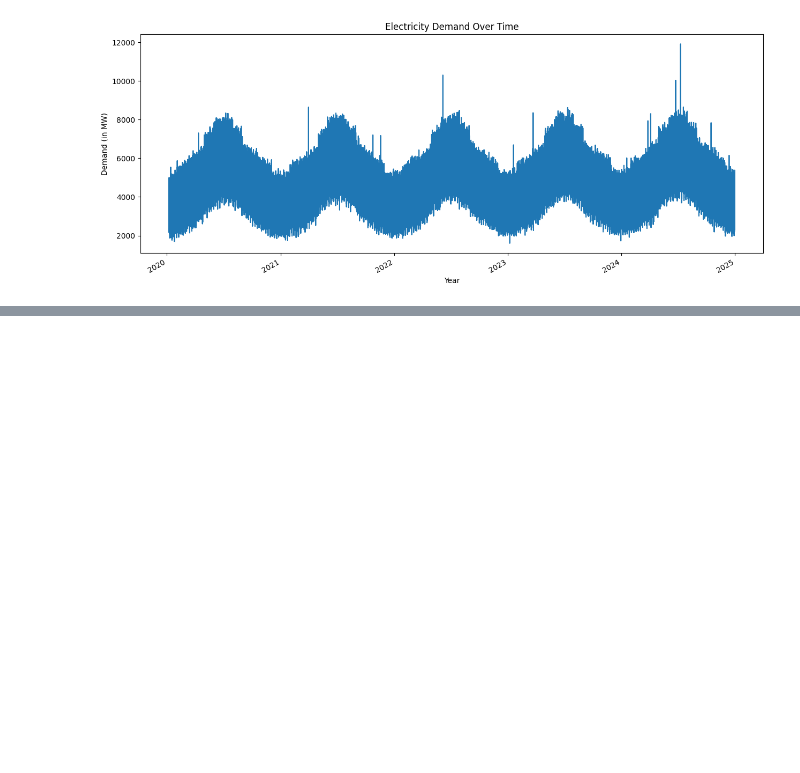
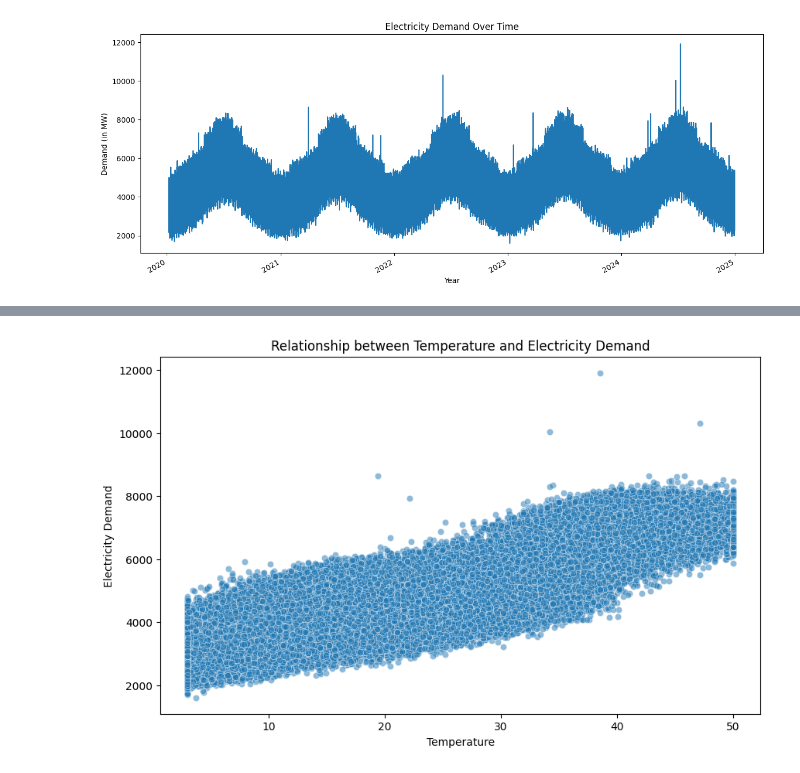
Before and after one commit to omaralaye/machinelearning-project, a Jupyter notebook: electricitydemandforecasting.ipynb, the cells around one changed output, grey strips where cells are left out. Drawn from its saved outputs; the diff is of its cells as text; code cells hidden in the pictures; blank space fills up the shorter version.

```diff
--- a/electricitydemandforecasting.ipynb
+++ b/electricitydemandforecasting.ipynb
@@ -584,11 +585,13 @@ plt.show()
 # %%
 #scatter plot to visualize the relationship between temperature and demand
 plt.figure(figsize=(10,6))
-sns.scatterplot(df= df, x='Temperature', y= 'Demand', alpha=0.5)
+sns.scatterplot(data=df, x='Temperature', y='Demand', alpha=0.5)
 plt.title("Relationship between Temperature and Electricity Demand")
 plt.xlabel("Temperature")
 plt.ylabel("Electricity Demand")
 plt.show()
+# %% [output]
+[figure, added]
 # %%
 # Correlation matrix and Heatmap
 plt.figure(figsize=(12,8))
```
Also changed, not shown: parts of 13 cells of this notebook, 1 other file.
